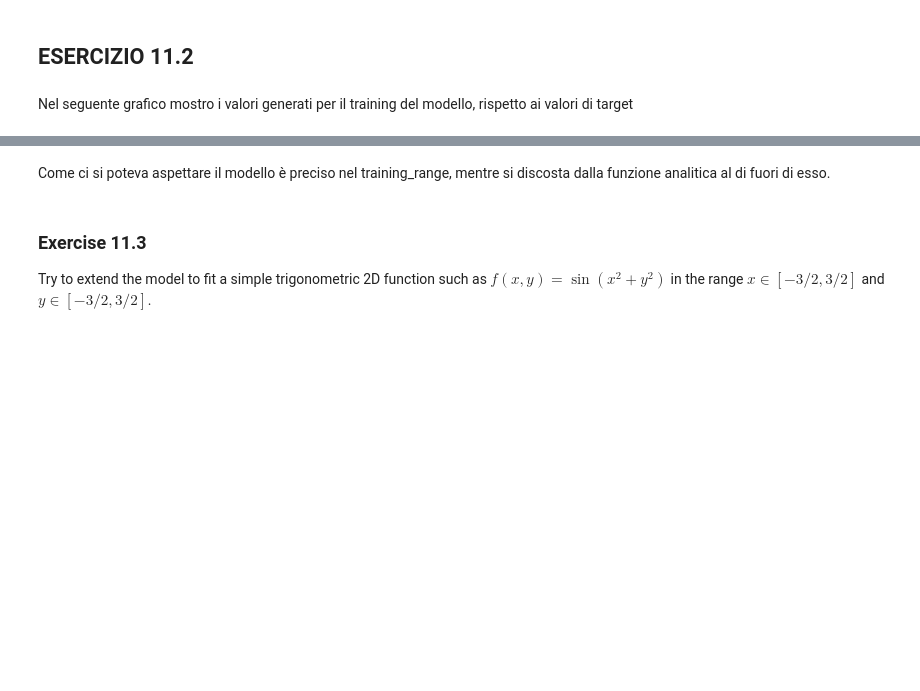
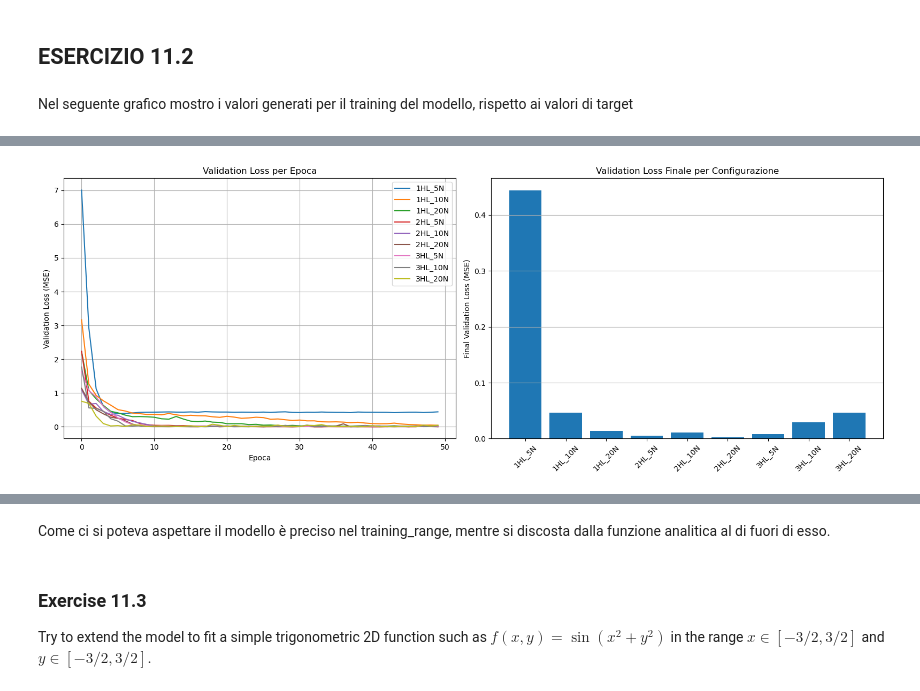
Before and after one commit to simonelance/labsimnum, a Jupyter notebook: Esercizi11/esercizio11.ipynb, the cells around one changed output, grey strips where cells are left out. Saved outputs shown, nothing was run; the diff lists cells and outputs as text; code cells hidden in the pictures; blank space fills up the shorter version.

```diff
--- a/Esercizi11/esercizio11.ipynb
+++ b/Esercizi11/esercizio11.ipynb
@@ -356,0 +427,24 @@ Test accuracy exact:     0.007419196423143148
+# %%
+fig, axes = plt.subplots(1, 2, figsize=(16, 6))
+
+# Subplot 1: curva val_loss per epoca
+for key, val_losses in results.items():
+    axes[0].plot(val_losses, label=key)
+axes[0].set_title("Validation Loss per Epoca")
+axes[0].set_xlabel("Epoca")
+axes[0].set_ylabel("Validation Loss (MSE)")
+axes[0].legend()
+axes[0].grid(True)
+
+# Subplot 2: istogramma val_loss finale
+labels, losses = zip(*final_val_losses)
+axes[1].bar(labels, losses)
+axes[1].set_title("Validation Loss Finale per Configurazione")
+axes[1].set_ylabel("Final Validation Loss (MSE)")
+axes[1].tick_params(axis='x', rotation=45)
+axes[1].grid(True, axis='y')
+
+plt.tight_layout()
+plt.show()
+# %% [output]
+[figure, added]
```
Also changed, not shown: parts of 18 cells of this notebook, 1 other file.
